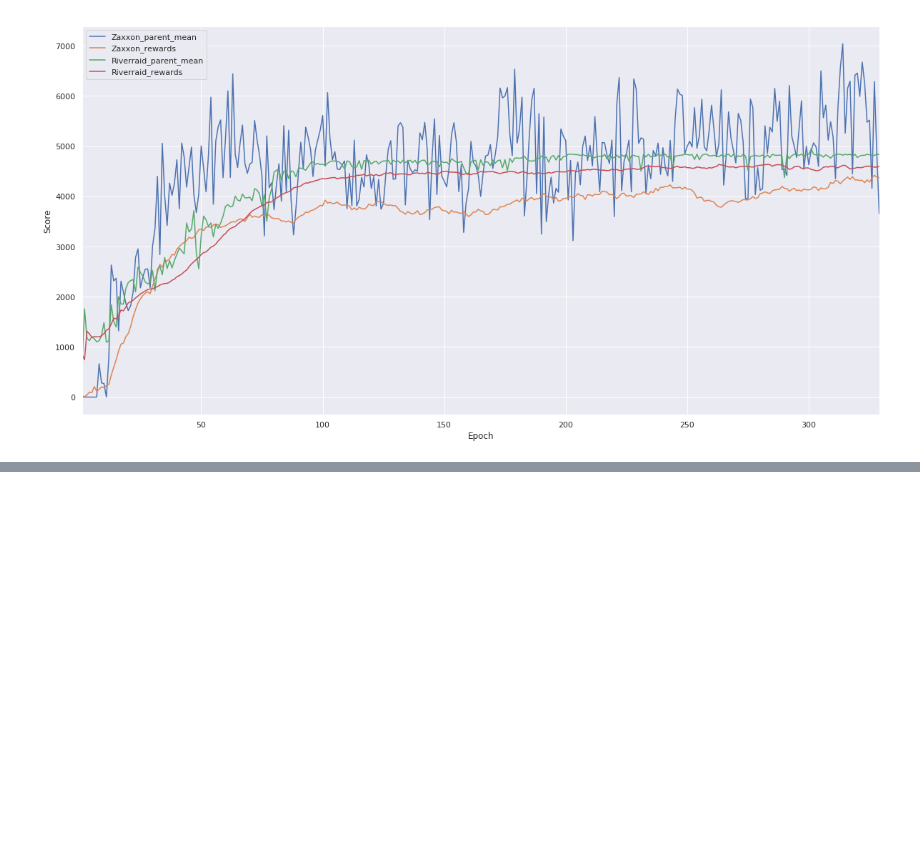
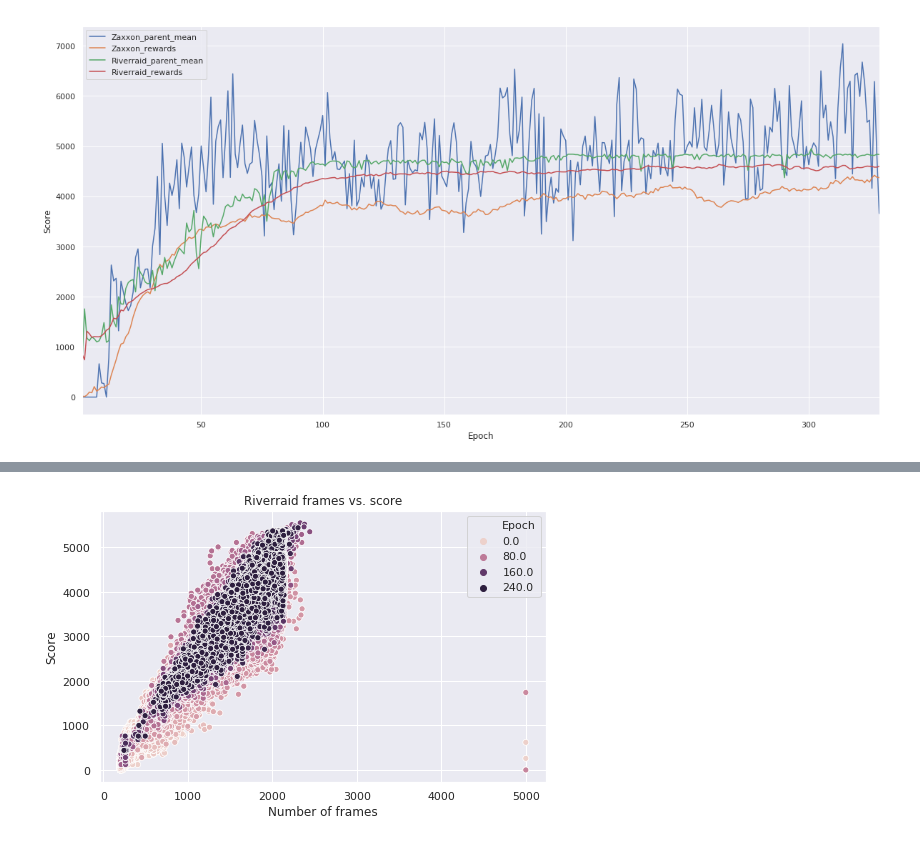
Before and after one commit to deyandyankov/research.mtne, a Jupyter notebook: gpu_implementation/analysis/IJCNN2020.ipynb, the cells around one changed output, grey strips where cells are left out. Saved outputs shown, nothing was run; the diff lists cells and outputs as text; code cells hidden in the pictures; blank space fills up the shorter version.

```diff
--- a/gpu_implementation/analysis/IJCNN2020.ipynb
+++ b/gpu_implementation/analysis/IJCNN2020.ipynb
@@ -52,3 +55,6 @@ ijcnn_plots.frames_vs_score(e['MT50k'], 0, iterations=200)
 # %%
-ijcnn_plots.frames_vs_score(e['MT'], 1, iterations=200)
+p = ijcnn_plots.frames_vs_score(e['MT'], 1, iterations=200)
+ijcnn_plots.save_plot(p, 'frames_vs_score_mt_game1')
+# %% [output]
+[figure, added]
 # %%
```
Also changed, not shown: parts of 9 cells of this notebook, 4 other files.
